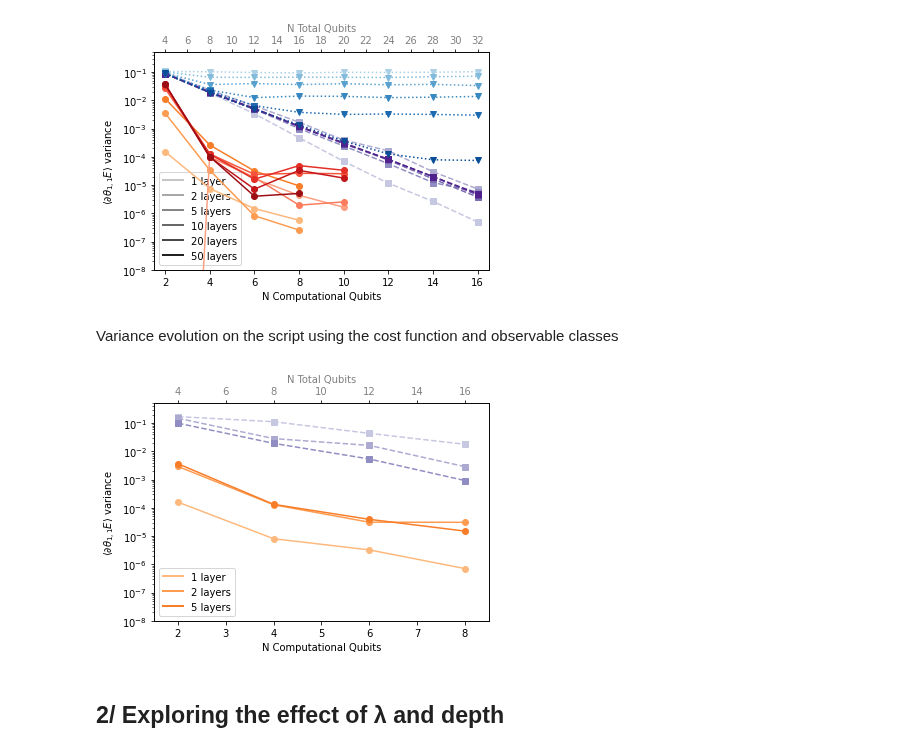
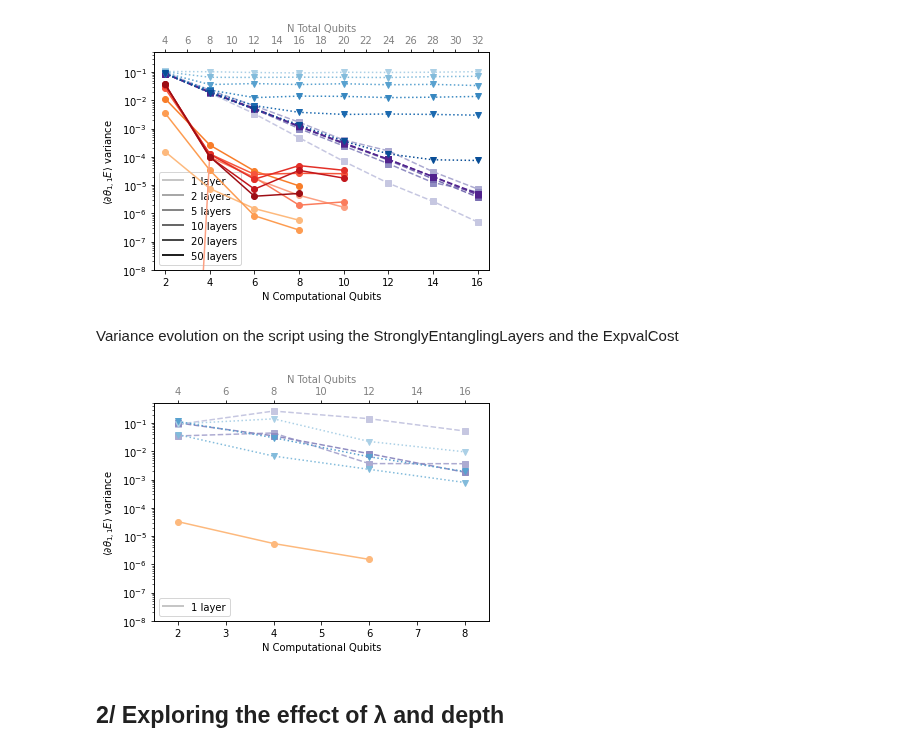
Before and after one commit to SimonCichy/barren-gadgets, a Jupyter notebook: plotting/relevant_results.ipynb, the cells around one changed output. Cells and saved outputs as stored; diff of their text form; code cells hidden in the pictures.

```diff
--- a/plotting/relevant_results.ipynb
+++ b/plotting/relevant_results.ipynb
@@ -94,15 +94,15 @@ plot_variances_vs_qubits(file_list, colours, normalize=True, limits=[1e-8, 5e-1]
 # %% [output]
 [figure]
 # %% [markdown]
-Variance evolution on the script using the cost function and observable classes
+Variance evolution on the script using the StronglyEntanglingLayers and the ExpvalCost
 # %%
 file_list = [data_folder + 'gradients/220413_global_8qubits_5layers_0.5lambda_200samples.dat',
              data_folder + 'gradients/220413_local_8qubits_5layers_0.5lambda_200samples.dat',
-             data_folder + 'gradients/220413_gadget2_8qubits_5layers_0.5lambda_200samples.dat']
+             data_folder + 'gradients/220413_gadget2_8qubits_5layers_0.5lambda_200samples - Copy.dat']
 
-plot_variances_vs_qubits(file_list, colours[0:2,:], normalize=True, limits=[1e-8, 5e-1])
+plot_variances_vs_qubits(file_list, colours, normalize=True, limits=[1e-8, 5e-1])
 # %% [output]
-[figure, old version]
+[figure, new version]
 # %% [markdown]
 2/ Exploring the effect of λ and depth
 -------------
```
Also changed, not shown: 1 other file.
